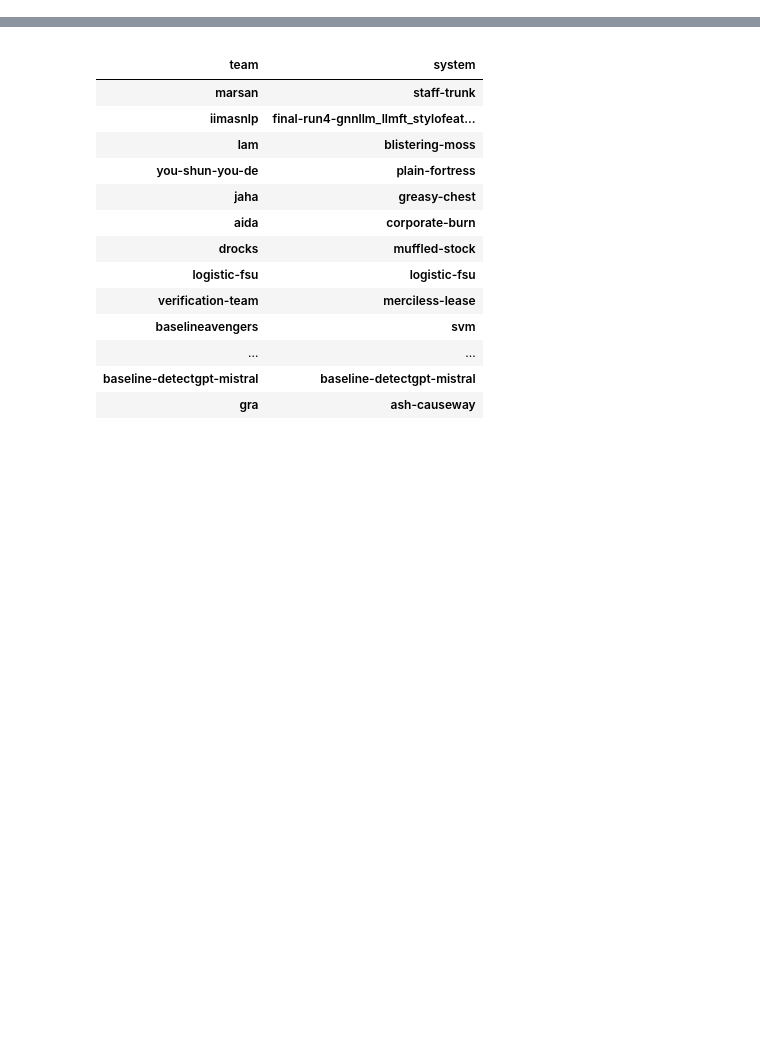
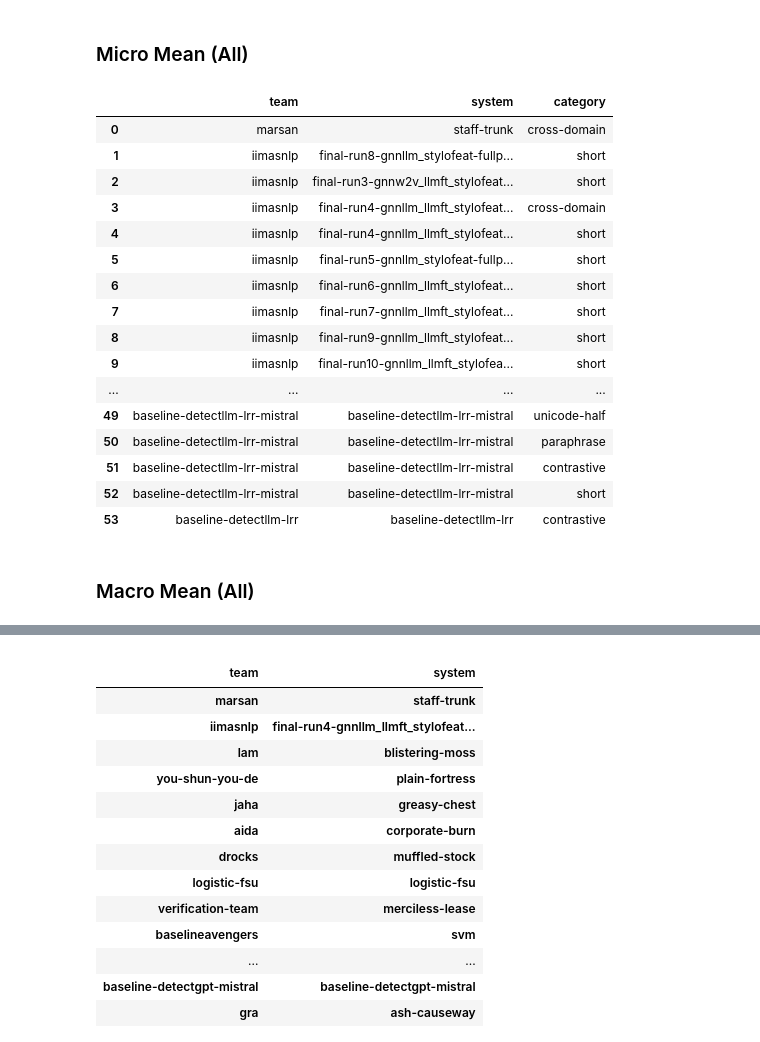
Before and after one commit to pan-webis-de/pan24-generative-ai-authorship-verification, a Jupyter notebook: pan24_task_eval/pan24-generative-authorship-evaluation.ipynb, the cells around one changed output, grey strips where cells are left out. Saved outputs shown, nothing was run; the diff lists cells and outputs as text; code cells hidden in the pictures; blank space fills up the shorter version.

```diff
--- a/pan24_task_eval/pan24-generative-authorship-evaluation.ipynb
+++ b/pan24_task_eval/pan24-generative-authorship-evaluation.ipynb
@@ -6 +55,67 @@ import matplotlib.pyplot as plt
+# %%
+teams_to_systems = json.load(open('team-to-submissions.json'))
+datasets = {
+    # dataset_name: (category, prefix, suffix)
+    'pan24-generative-authorship-test-20240502-test': ('main', '', ''),
+    'pan24-generative-authorship-test-b-20240506-test': ('cross-domain', '', '-cross-domain'),
+    'pan24-generative-authorship-news-test-c-20240506-test': ('unicode-full', '', '-unicode-full'),
+    'pan24-generative-authorship-news-test-d-20240506-test': ('unicode-half', '', '-unicode-half'),
+    # 'pan24-generative-authorship-news-test-e-20240506-test': ('german', '', '-german'),          # German was mixed into main dataset
+    'pan24-generative-authorship-news-test-f-20240514-test': ('paraphrase', '', '-paraphrase'),
+    'pan24-generative-authorship-news-test-g-20240529-test': ('contrastive', '', ''),              # suffix already part of the name
+    'pan24-generative-authorship-news-test-h-20240521-test': ('short', '', '-short'),
+    'pan24-generative-authorship-eloquent-20240523-test': ('eloquent', 'eloquent-', ''),
+}
+
+df_ = []
+df_micro_mean_ = []
+evaluation_scores = json.load(open('evaluation-scores.json', 'r'))
+for team, systems in teams_to_systems.items():
+    for s in systems:
+        row_base = {'system': s, 'team': team if team != 'baseline' else s}
+        for d, (dname, pre, suff) in datasets.items():
+            df_micro_mean_.append({
+                **row_base,
+                'category': dname,
+                **{k:v for k, v in evaluation_scores[team].get(s, {}).get(d, {}).items() if k != '_sources'}
+            })
+            df_.extend(
+                {
+                    **row_base,
+                    'dataset': ''.join((pre, src, suff)),
+                    'category': dname,
+                    **evaluation_scores[team][s][d]['_sources'][src]
+                } for src in evaluation_scores[team].get(s, {}).get(d, {}).get('_sources', [])
+            )
+
+df_micro_mean_ = pd.DataFrame(df_micro_mean_)#.fillna(0)
+df_micro_mean_.set_index(['team', 'system', 'category'], inplace=True)
+
+df_ = pd.DataFrame(df_)
+df_.set_index(['team', 'system', 'category', 'dataset'], inplace=True)
+# %% [markdown]
+### Micro Mean (All)
+# %%
+df_micro_mean_[df_micro_mean_.isna().any(axis=1)].reset_index()[['team', 'system', 'category']]
+# df_micro_mean_.loc['iimasnlp']
+# %% [output]
+|  | team | system | category |
+| 0 | marsan | staff-trunk | cross-domain |
+| 1 | iimasnlp | final-run8-gnnllm_stylofeat-fullp... | short |
+| 2 | iimasnlp | final-run3-gnnw2v_llmft_stylofeat... | short |
+| 3 | iimasnlp | final-run4-gnnllm_llmft_stylofeat... | cross-domain |
+| 4 | iimasnlp | final-run4-gnnllm_llmft_stylofeat... | short |
+| 5 | iimasnlp | final-run5-gnnllm_stylofeat-fullp... | short |
+| 6 | iimasnlp | final-run6-gnnllm_llmft_stylofeat... | short |
+| 7 | iimasnlp | final-run7-gnnllm_llmft_stylofeat... | short |
+| 8 | iimasnlp | final-run9-gnnllm_llmft_stylofeat... | short |
+| 9 | iimasnlp | final-run10-gnnllm_llmft_stylofea... | short |
+| ... | ... | ... | ... |
+| 49 | baseline-detectllm-lrr-mistral | baseline-detectllm-lrr-mistral | unicode-half |
+| 50 | baseline-detectllm-lrr-mistral | baseline-detectllm-lrr-mistral | paraphrase |
+| 51 | baseline-detectllm-lrr-mistral | baseline-detectllm-lrr-mistral | contrastive |
+| 52 | baseline-detectllm-lrr-mistral | baseline-detectllm-lrr-mistral | short |
+| 53 | baseline-detectllm-lrr | baseline-detectllm-lrr | contrastive |
+# %% [markdown]
+### Macro Mean (All)
 # %%
```
Also changed, not shown: parts of 4 cells of this notebook.
